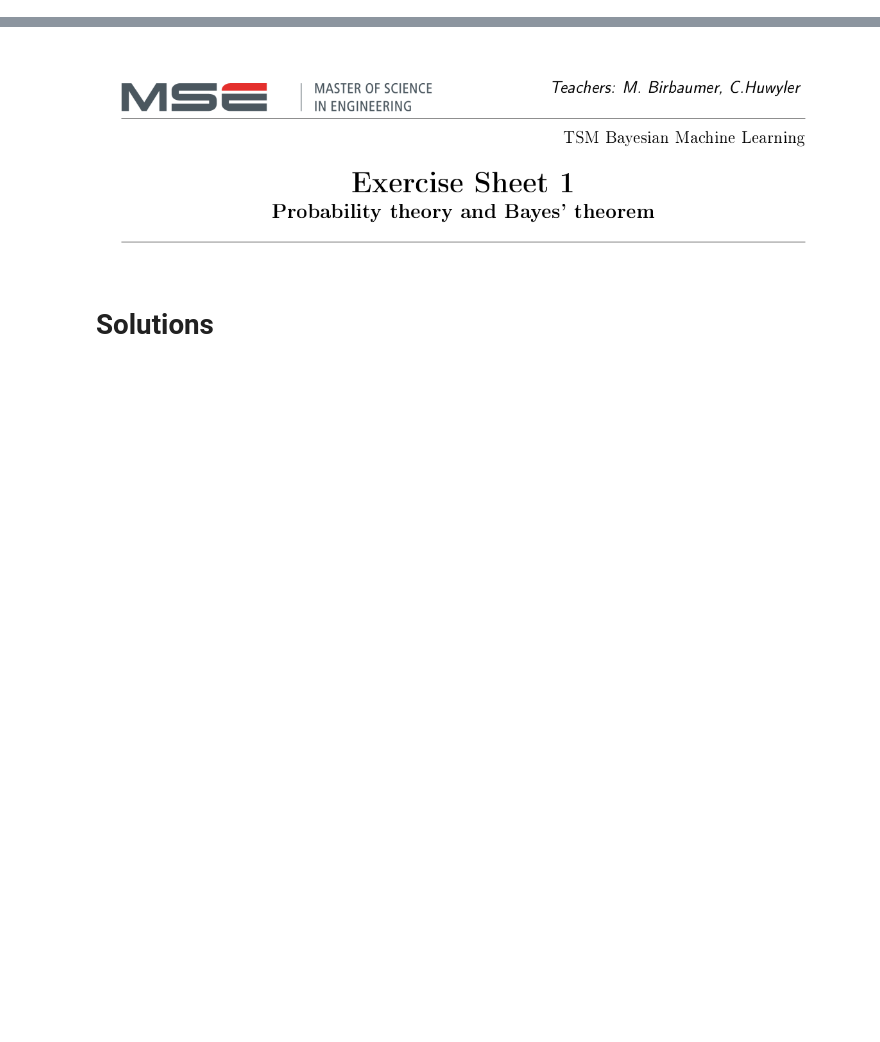
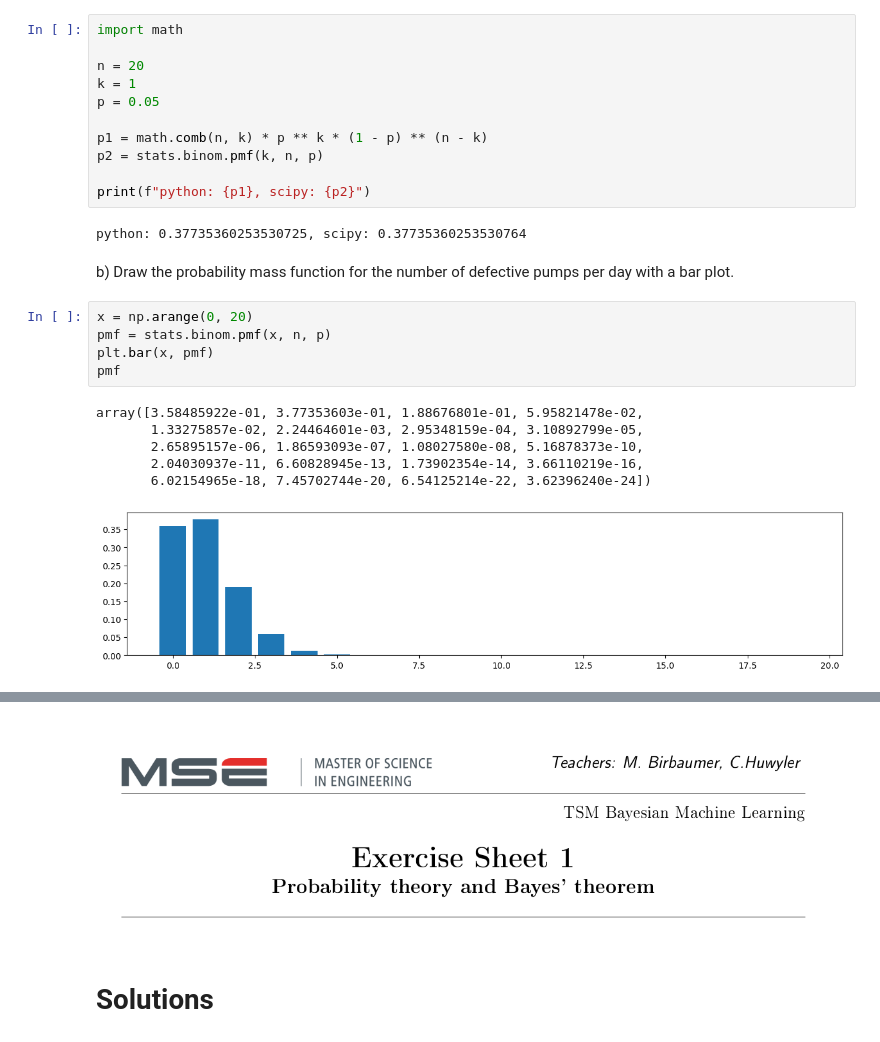
Before and after one commit to marbetschar/notes.marco.betschart.name, a Jupyter notebook: bayesian_machine_learning/introduction/Introduction.ipynb, the cells around one changed output, grey strips where cells are left out. Saved outputs shown, nothing was run; the diff lists cells and outputs as text; blank space fills up the shorter version.

```diff
--- a/bayesian_machine_learning/probability_and_bayes_theorem/Solutions.ipynb
+++ b/bayesian_machine_learning/introduction/Introduction.ipynb
@@ -0,0 +238,28 @@
+# %%
+import math
+
+n = 20
+k = 1
+p = 0.05
+
+p1 = math.comb(n, k) * p ** k * (1 - p) ** (n - k)
+p2 = stats.binom.pmf(k, n, p)
+
+print(f"python: {p1}, scipy: {p2}")
+# %% [output]
+python: 0.37735360253530725, scipy: 0.37735360253530764
+# %% [markdown]
+b) Draw the probability mass function for the number of defective pumps per day with a
+bar plot.
+# %%
+x = np.arange(0, 20)
+pmf = stats.binom.pmf(x, n, p)
+plt.bar(x, pmf)
+pmf
+# %% [output]
+array([3.58485922e-01, 3.77353603e-01, 1.88676801e-01, 5.95821478e-02,
+       1.33275857e-02, 2.24464601e-03, 2.95348159e-04, 3.10892799e-05,
+       2.65895157e-06, 1.86593093e-07, 1.08027580e-08, 5.16878373e-10,
+       2.04030937e-11, 6.60828945e-13, 1.73902354e-14, 3.66110219e-16,
+       6.02154965e-18, 7.45702744e-20, 6.54125214e-22, 3.62396240e-24])
+[figure, added]
```
Also changed, not shown: parts of 91 cells of this notebook, 8 other files.
